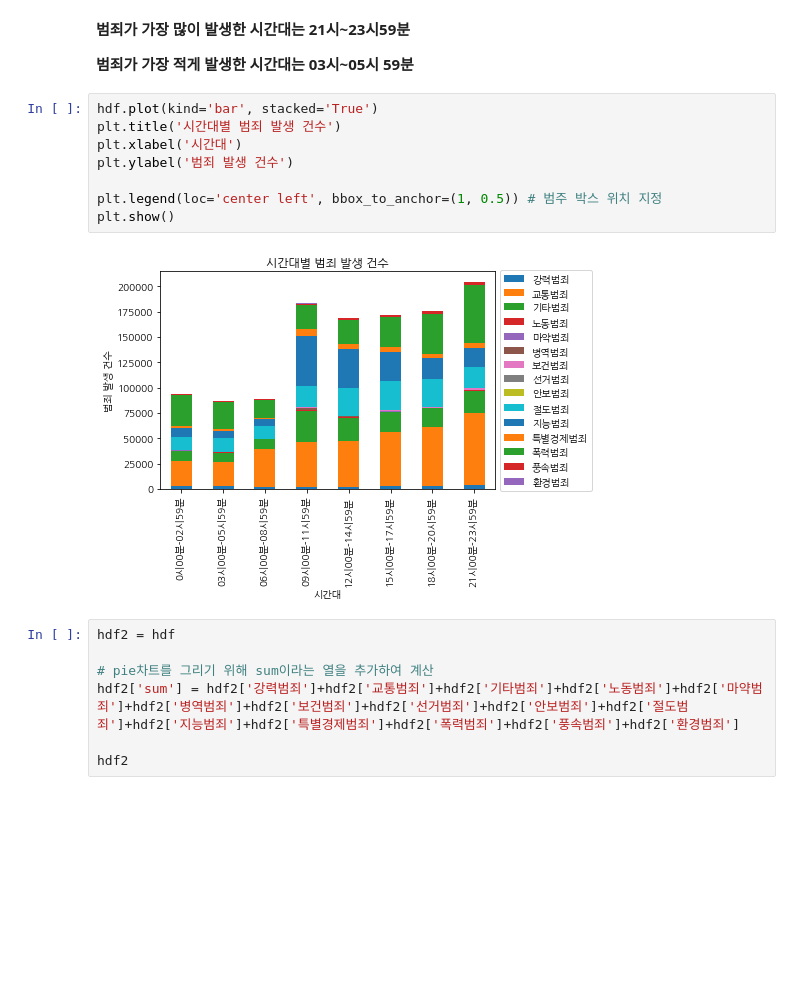
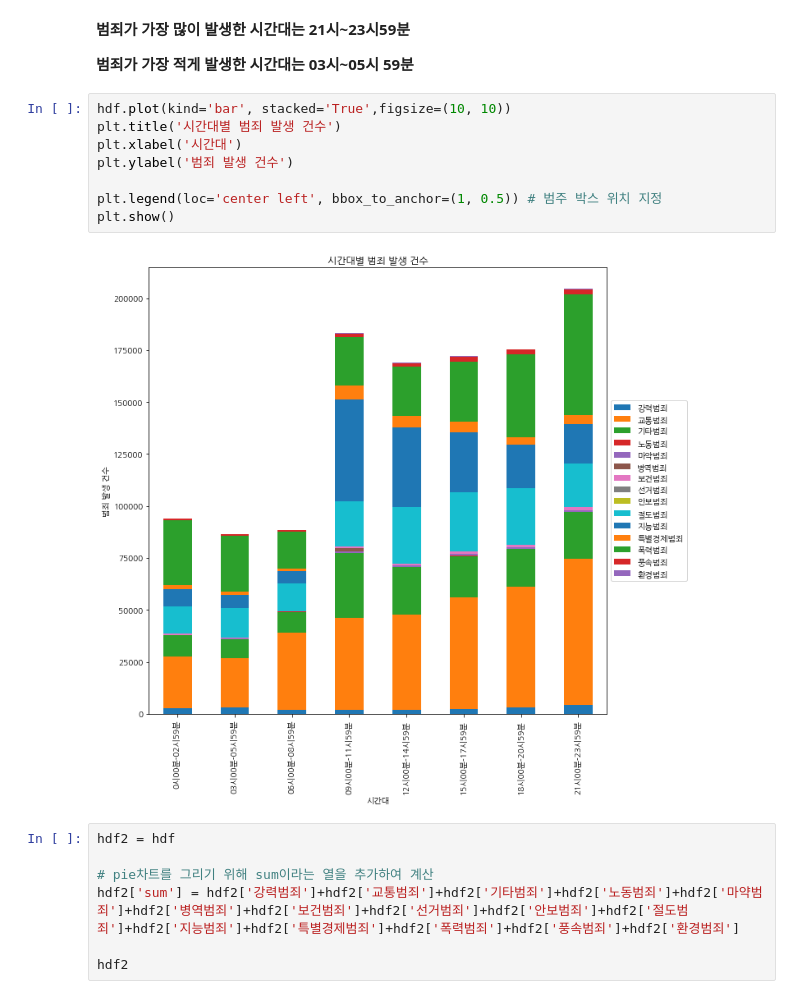
Before and after one commit to Wise-99/BigDataProcessing, a Jupyter notebook: finalProject.ipynb, the cells around one changed output. Cells and saved outputs as stored; diff of their text form; blank space fills up the shorter version.

```diff
--- a/finalProject.ipynb
+++ b/finalProject.ipynb
@@ -137,15 +139,15 @@ hdf
 
 **범죄가 가장 적게 발생한 시간대는 03시~05시 59분**
 # %%
-hdf.plot(kind='bar', stacked='True')
+hdf.plot(kind='bar', stacked='True',figsize=(10, 10))
 plt.title('시간대별 범죄 발생 건수')
 plt.xlabel('시간대')
 plt.ylabel('범죄 발생 건수')
 
 plt.legend(loc='center left', bbox_to_anchor=(1, 0.5)) # 범주 박스 위치 지정
 plt.show()
 # %% [output]
-[figure, old version]
+[figure, new version]
 # %%
 hdf2 = hdf
 
```
Also changed, not shown: parts of 9 cells of this notebook.
